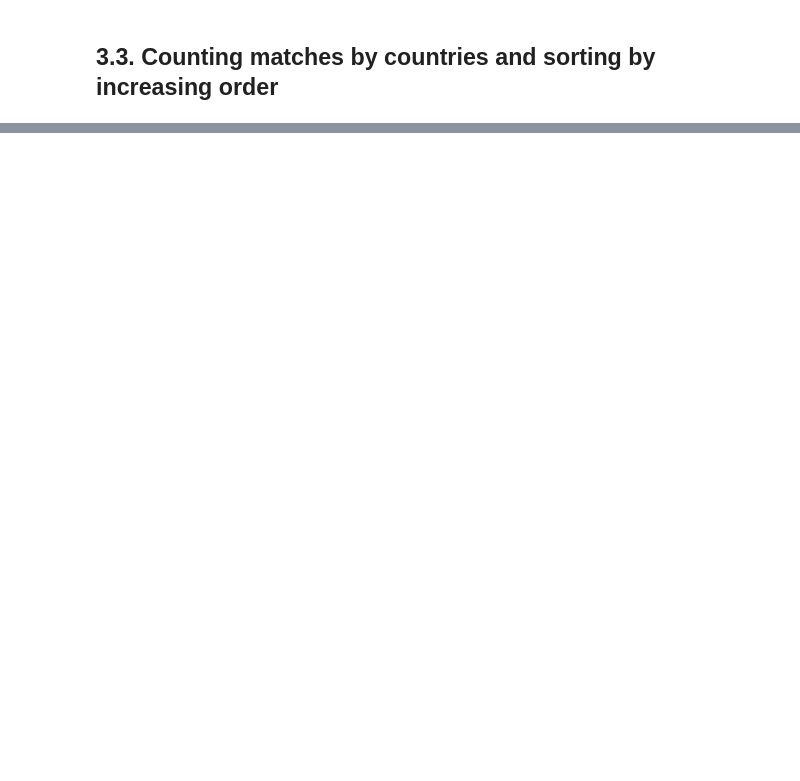
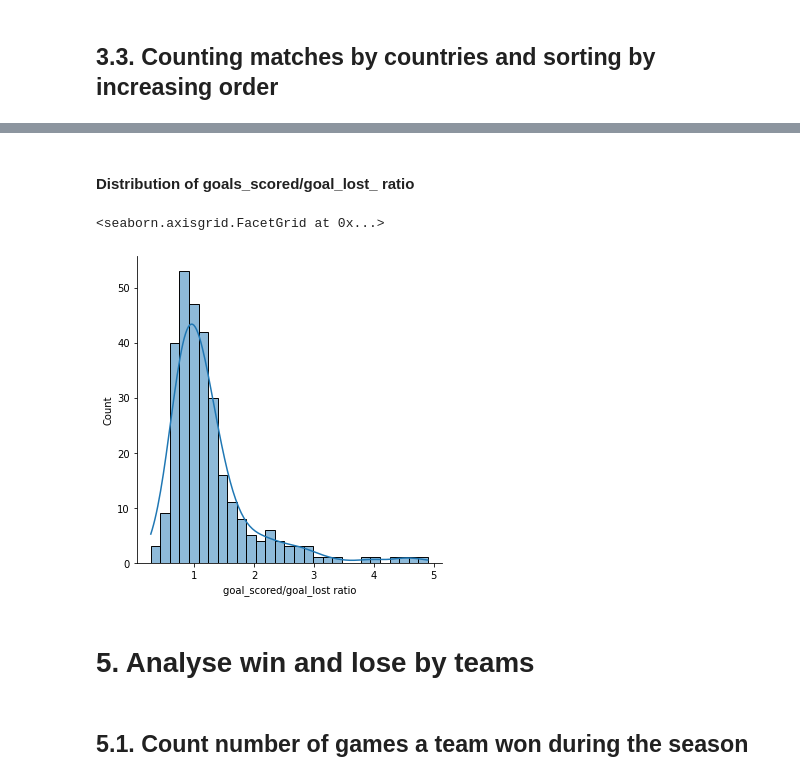
Before and after one commit to honhanbao/SQL, a Jupyter notebook: European_Soccer_Database/european-soccer-database-with-sql.ipynb, the cells around one changed output, grey strips where cells are left out. Drawn from its saved outputs; the diff is of its cells as text; code cells hidden in the pictures; blank space fills up the shorter version.

```diff
--- a/European_Soccer_Database/european-soccer-database-with-sql.ipynb
+++ b/European_Soccer_Database/european-soccer-database-with-sql.ipynb
@@ -482,0 +649,11 @@ ave_home_team_goal = pd.read_sql("""
+# %% [markdown]
+#### Distribution of goals_scored/goal_lost_ ratio
+# %%
+sns.displot(data=goals_by_teams,x='goal_scored/goal_lost ratio', kde=True)
+# %% [output]
+<seaborn.axisgrid.FacetGrid at 0x...>
+[figure, added]
+# %% [markdown]
+# 5. Analyse win and lose by teams
+# %% [markdown]
+## 5.1. Count number of games a team won during the season
```
Also changed, not shown: parts of 45 cells of this notebook.
